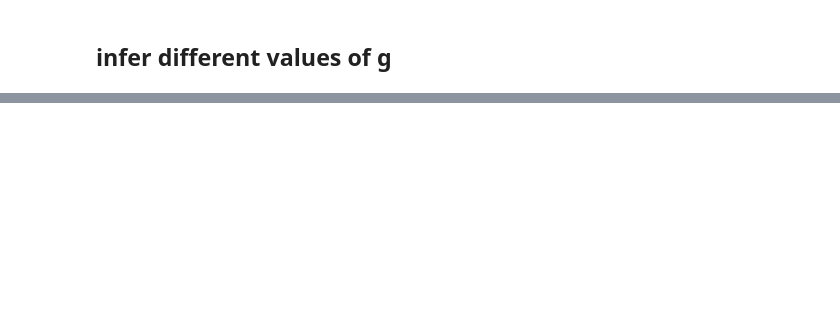
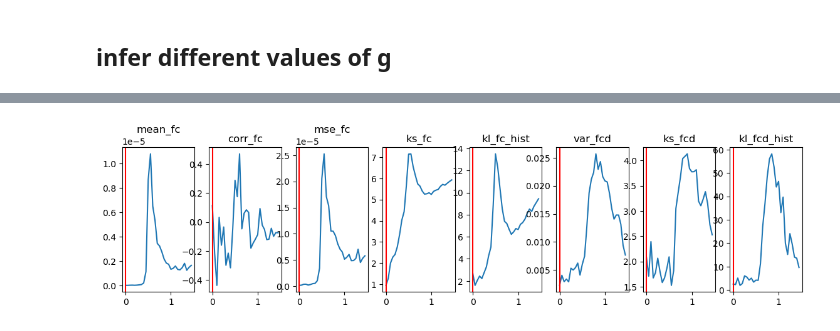
Before and after one commit to monicapaoletti/GSoC_T3.3_inference, a Jupyter notebook: scripts/notebooks/mpr_jax_inference_smallSC.ipynb, the cells around one changed output, grey strips where cells are left out. Saved outputs shown, nothing was run; the diff lists cells and outputs as text; code cells hidden in the pictures; blank space fills up the shorter version.

```diff
--- a/scripts/notebooks/mpr_jax_inference_smallSC.ipynb
+++ b/scripts/notebooks/mpr_jax_inference_smallSC.ipynb
@@ -92,10 +102,4 @@ np.shape(bold_d.T) #simulate the full BOLD
 # %%
-wwidth = 30  # must be < 60
-maxNwindows = 300
-olap = 0.94
-cut = 10_000 #number of initial time points discarded from the BOLD signal (if BOLD was subsampled, discard 20 only)
-tr = 500
-
 FC = np.corrcoef(bold_d[cut:].T)
 
 FCD, FCvec,_ = FCD_jax.extract_FCD(bold_d[cut::tr].T, wwidth=wwidth, maxNwindows=maxNwindows, olap=olap)
@@ -514,6 +519,6 @@ for i, (k,v) in enumerate(losses.items()) :
     ax[i].plot(g_values, v)
     ax[i].axvline(0.33, color='r')
     min_index = np.argmin(v)
-    ax[i].axvline(g_values[min_index], color='g')
+    #ax[i].axvline(g_values[min_index], color='g')
     ax[i].set(title=k)
 # %% [output]
@@ -546,7 +541,7 @@ u_FCD = FCD[jnp.triu_indices_from(FCD, k=30)]
 #u_FCD = FCD[jnp.triu_indices_from(FCD, k=1)]
 # %%
 g_values = np.arange(0., 1.5, 0.05)
-losses = {
+losses0 = {
     'mean_fc': [],
     'corr_fc': [],
     'mse_fc': [],
@@ -558,7 +553,7 @@ losses = {
 }
 
 for g in g_values :
-    loss = try_loss_mod_per_key(g, FC, FCD, u_FC, u_FCD)
-    for key in losses.keys() :
-        losses[key].append(loss[key])
+    loss0 = try_loss_mod_per_key(g, FC, FCD, u_FC, u_FCD)
+    for key in losses0.keys() :
+        losses0[key].append(loss0[key])
 # %% [output]
@@ -584,13 +577,15 @@ KeyboardInterrupt:
 # %%
-for key in losses.keys() :
-    losses[key] = np.array(losses[key])
+for key in losses0.keys() :
+    losses0[key] = np.array(losses0[key])
 # %%
-fig, ax = plt.subplots(ncols=len(losses), figsize=(14, 3))
-for i, (k,v) in enumerate(losses.items()) :
+fig, ax = plt.subplots(ncols=len(losses0), figsize=(14, 3))
+for i, (k,v) in enumerate(losses0.items()) :
     ax[i].plot(g_values, v)
-    ax[i].axvline(0.33, color='r')
+    ax[i].axvline(0.0, color='r')
     min_index = np.argmin(v)
-    ax[i].axvline(g_values[min_index], color='g')
+    #ax[i].axvline(g_values[min_index], color='g')
     ax[i].set(title=k)
+# %% [output]
+[figure, added]
 # %%
 rv_t, r, v, bold_t, bold_d =  wrapper(0.5, params)
```
Also changed, not shown: parts of 64 cells of this notebook.
